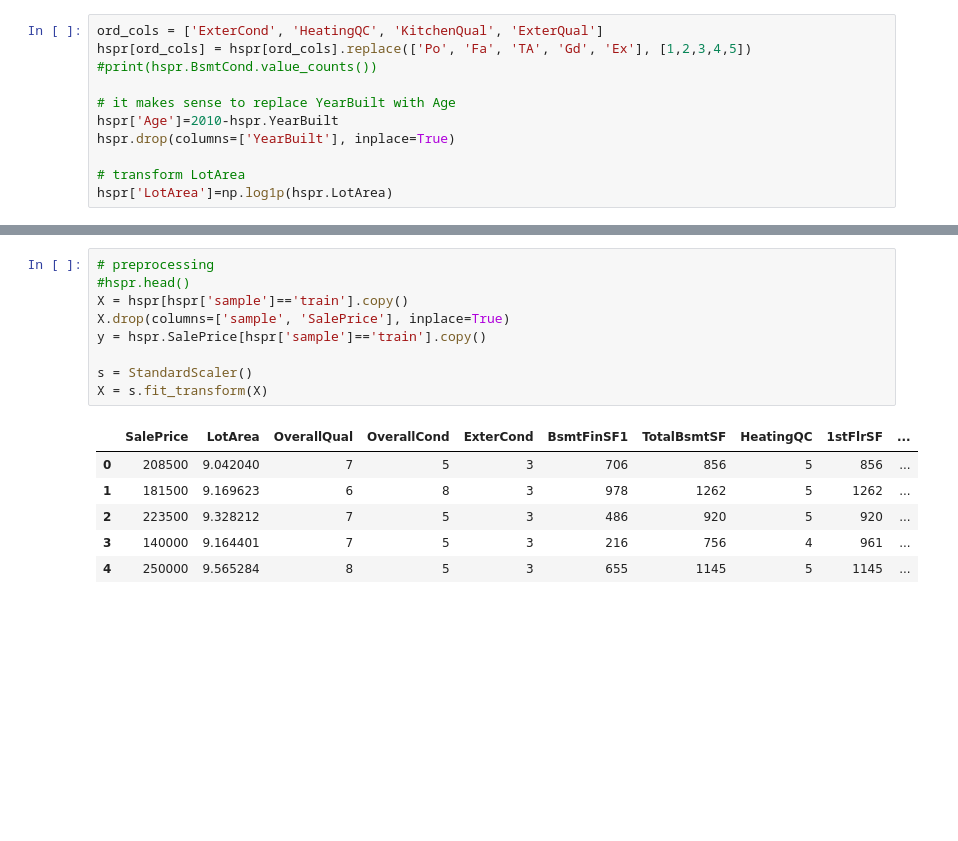
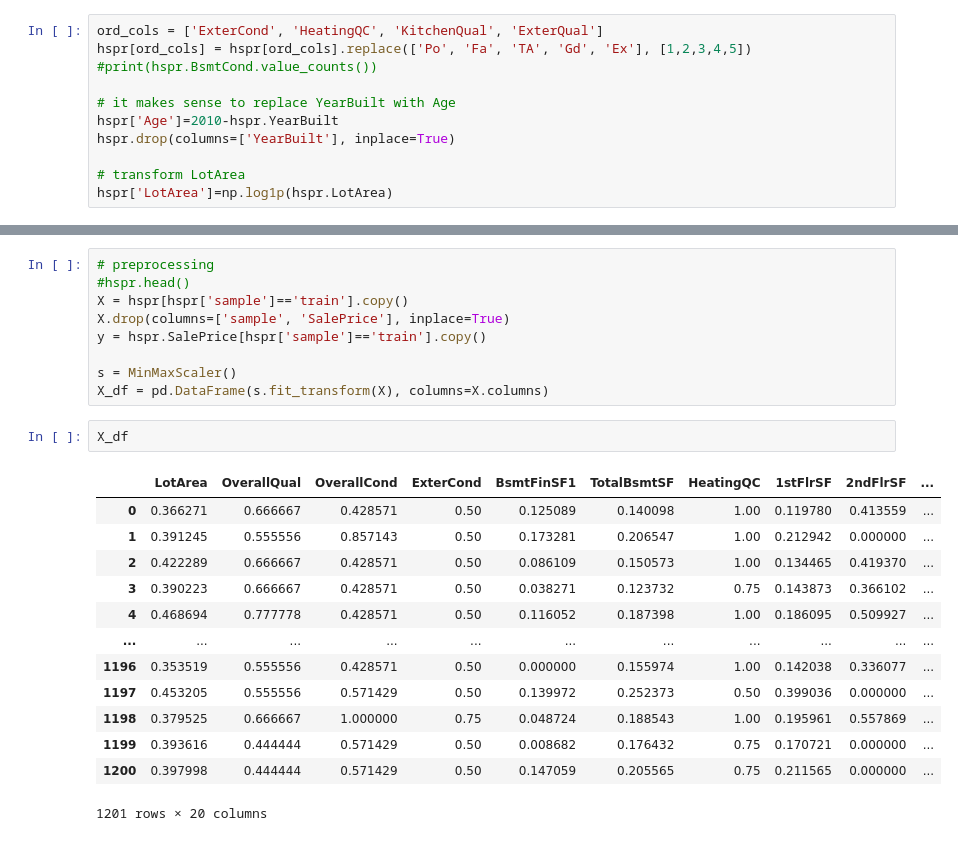
Before and after one commit to MykolaPinchuk/Kaggle, a Jupyter notebook: ibm-ml1-4-final-0.ipynb, the cells around one changed output, grey strips where cells are left out. Drawn from its saved outputs; the diff is of its cells as text; blank space fills up the shorter version.

```diff
--- a/ibm-ml1-4-final-0.ipynb
+++ b/ibm-ml1-4-final-0.ipynb
@@ -85,12 +134,21 @@ X = hspr[hspr['sample']=='train'].copy()
 X.drop(columns=['sample', 'SalePrice'], inplace=True)
 y = hspr.SalePrice[hspr['sample']=='train'].copy()
 
-s = StandardScaler()
-X = s.fit_transform(X)
+s = MinMaxScaler()
+X_df = pd.DataFrame(s.fit_transform(X), columns=X.columns)
-# %% [output]
-|  | SalePrice | LotArea | OverallQual | OverallCond | ExterCond | BsmtFinSF1 | TotalBsmtSF | HeatingQC | 1stFlrSF | ... |
-| 0 | 208500 | 9.042040 | 7 | 5 | 3 | 706 | 856 | 5 | 856 | ... |
-| 1 | 181500 | 9.169623 | 6 | 8 | 3 | 978 | 1262 | 5 | 1262 | ... |
-| 2 | 223500 | 9.328212 | 7 | 5 | 3 | 486 | 920 | 5 | 920 | ... |
-| 3 | 140000 | 9.164401 | 7 | 5 | 3 | 216 | 756 | 4 | 961 | ... |
-| 4 | 250000 | 9.565284 | 8 | 5 | 3 | 655 | 1145 | 5 | 1145 | ... |
+# %%
+X_df
+# %% [output]
+|  | LotArea | OverallQual | OverallCond | ExterCond | BsmtFinSF1 | TotalBsmtSF | HeatingQC | 1stFlrSF | 2ndFlrSF | ... |
+| 0 | 0.366271 | 0.666667 | 0.428571 | 0.50 | 0.125089 | 0.140098 | 1.00 | 0.119780 | 0.413559 | ... |
+| 1 | 0.391245 | 0.555556 | 0.857143 | 0.50 | 0.173281 | 0.206547 | 1.00 | 0.212942 | 0.000000 | ... |
+| 2 | 0.422289 | 0.666667 | 0.428571 | 0.50 | 0.086109 | 0.150573 | 1.00 | 0.134465 | 0.419370 | ... |
+| 3 | 0.390223 | 0.666667 | 0.428571 | 0.50 | 0.038271 | 0.123732 | 0.75 | 0.143873 | 0.366102 | ... |
+| 4 | 0.468694 | 0.777778 | 0.428571 | 0.50 | 0.116052 | 0.187398 | 1.00 | 0.186095 | 0.509927 | ... |
+| ... | ... | ... | ... | ... | ... | ... | ... | ... | ... | ... |
+| 1196 | 0.353519 | 0.555556 | 0.428571 | 0.50 | 0.000000 | 0.155974 | 1.00 | 0.142038 | 0.336077 | ... |
+| 1197 | 0.453205 | 0.555556 | 0.571429 | 0.50 | 0.139972 | 0.252373 | 0.50 | 0.399036 | 0.000000 | ... |
+| 1198 | 0.379525 | 0.666667 | 1.000000 | 0.75 | 0.048724 | 0.188543 | 1.00 | 0.195961 | 0.557869 | ... |
+| 1199 | 0.393616 | 0.444444 | 0.571429 | 0.50 | 0.008682 | 0.176432 | 0.75 | 0.170721 | 0.000000 | ... |
+| 1200 | 0.397998 | 0.444444 | 0.571429 | 0.50 | 0.147059 | 0.205565 | 0.75 | 0.211565 | 0.000000 | ... |
+1201 rows × 20 columns
```
Also changed, not shown: parts of 16 cells of this notebook.
